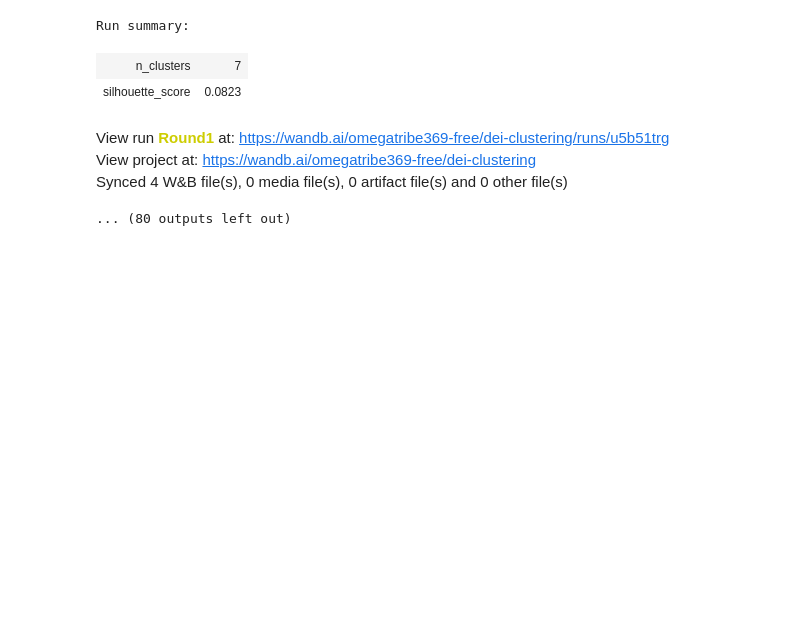
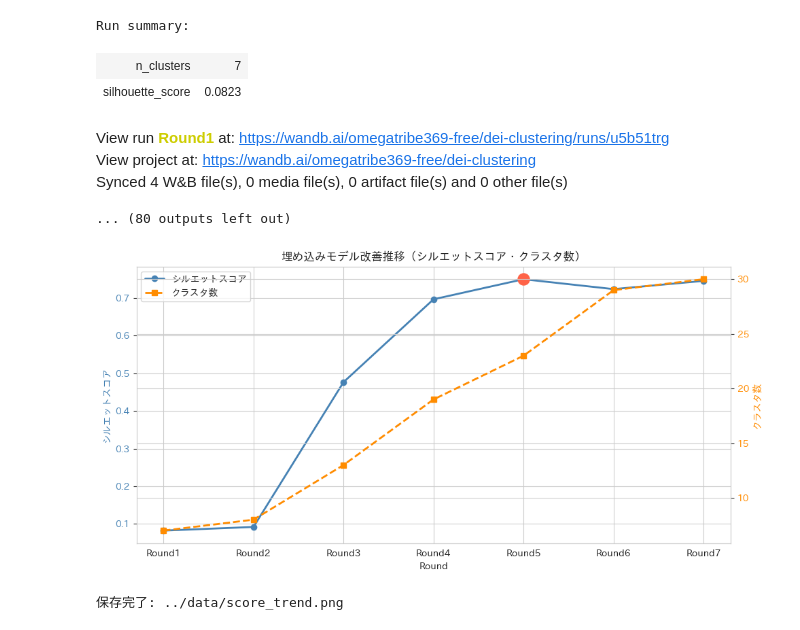
Before and after one commit to takeoka96/quest_2, a Jupyter notebook: notebooks/03_modeling.ipynb, the cells around one changed output. Cells and saved outputs as stored; diff of their text form; code cells hidden in the pictures; blank space fills up the shorter version.

Commit message:
score_trend.png追加・04少数派定義・代表発言・考察更新

```diff
--- a/notebooks/03_modeling.ipynb
+++ b/notebooks/03_modeling.ipynb
@@ -1308,3 +1312,41 @@ View run Round1 at: https://wandb.ai/omegatribe369-free/dei-clustering/runs/u5b5
 View project at: https://wandb.ai/omegatribe369-free/dei-clustering
 Synced 4 W&B file(s), 0 media file(s), 0 artifact file(s) and 0 other file(s)
 ... (80 outputs left out)
+# %%
+# ============================================================
+# Round別シルエットスコアとクラスタ数の推移グラフ(プレゼン資料用)
+# ============================================================
+rounds = [1, 2, 3, 4, 5, 6, 7]
+scores = [0.0823, 0.0920, 0.4765, 0.6965, 0.7498, 0.7235, 0.7454]
+n_clusters = [7, 8, 13, 19, 23, 29, 30]
+
+fig, ax1 = plt.subplots(figsize=(10, 5))
+
+# シルエットスコア（左軸）
+ax1.plot(rounds, scores, marker="o", color="steelblue", linewidth=2, label="シルエットスコア")
+ax1.scatter([5], [0.7498], color="tomato", s=150, zorder=5)
+ax1.set_xlabel("Round")
+ax1.set_ylabel("シルエットスコア", color="steelblue")
+ax1.set_xticks(rounds)
+ax1.set_xticklabels([f"Round{r}" for r in rounds])
+ax1.tick_params(axis="y", labelcolor="steelblue")
+
+# クラスタ数（右軸）
+ax2 = ax1.twinx()
+ax2.plot(rounds, n_clusters, marker="s", color="darkorange", linewidth=2, linestyle="--", label="クラスタ数")
+ax2.set_ylabel("クラスタ数", color="darkorange")
+ax2.tick_params(axis="y", labelcolor="darkorange")
+
+# 凡例
+lines1, labels1 = ax1.get_legend_handles_labels()
+lines2, labels2 = ax2.get_legend_handles_labels()
+ax1.legend(lines1 + lines2, labels1 + labels2, loc="upper left")
+
+plt.title("埋め込みモデル改善推移（シルエットスコア・クラスタ数）")
+plt.tight_layout()
+plt.savefig("../data/score_trend.png", dpi=150, bbox_inches="tight")
+plt.show()
+print("保存完了: ../data/score_trend.png")
+# %% [output]
+[figure, added]
+保存完了: ../data/score_trend.png
```
Also changed, not shown: parts of 1 cell of this notebook, 1 other file.
